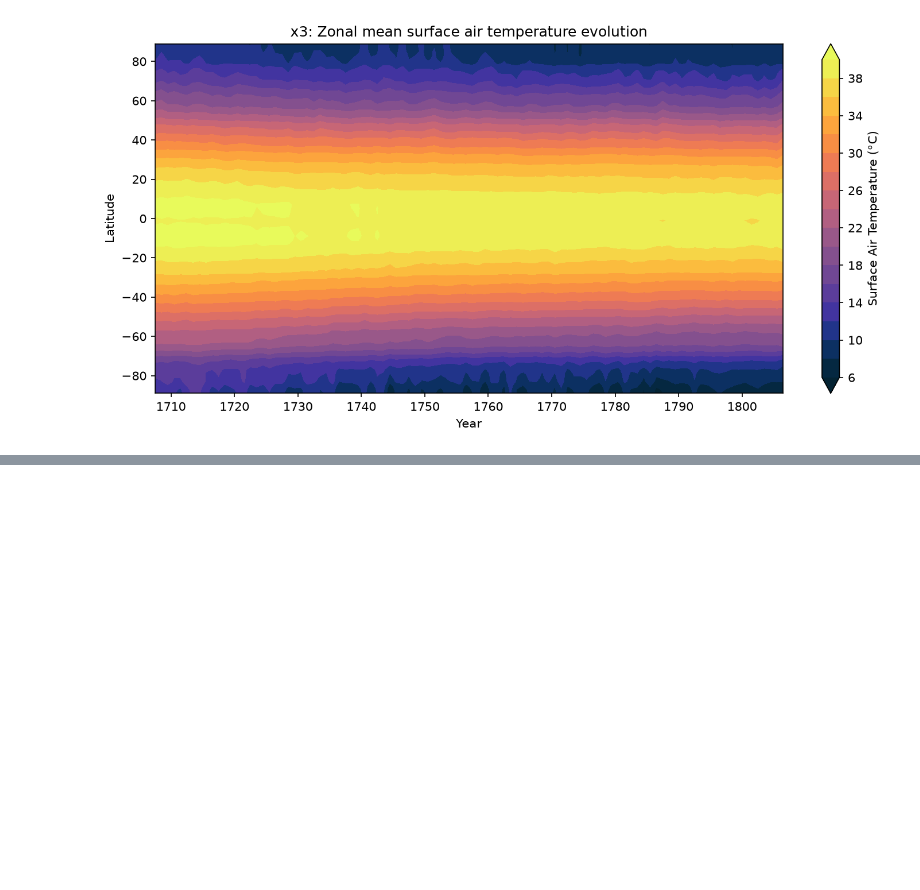
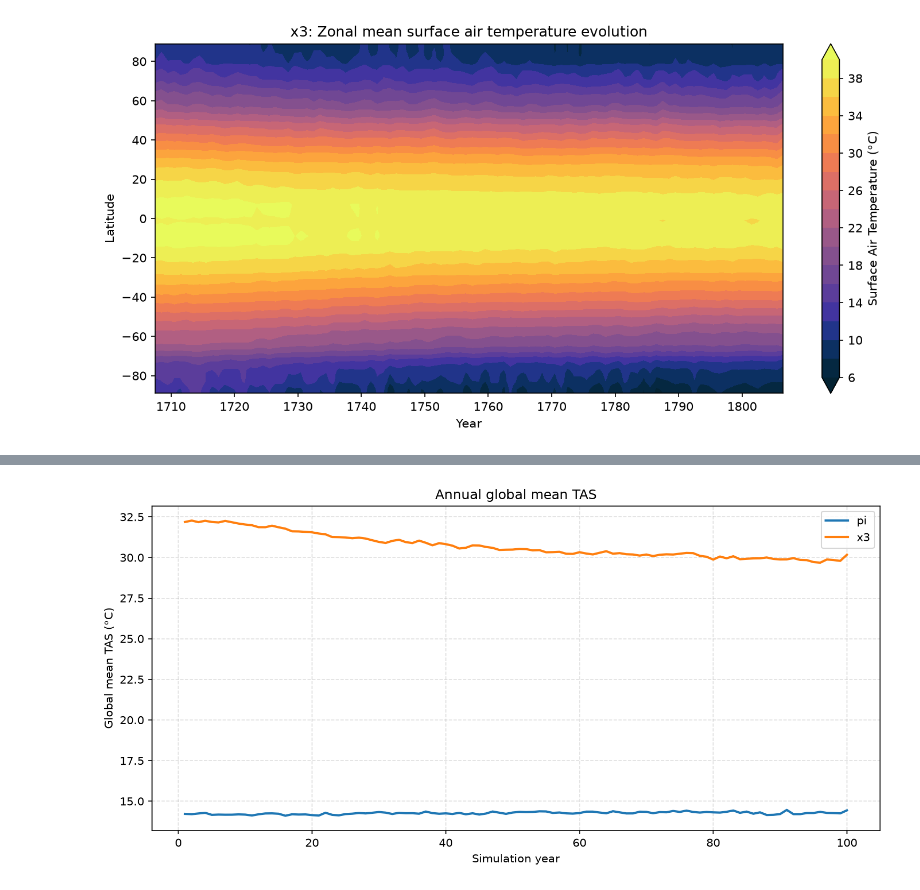
Before and after one commit to renatacoppo/eoctools, a Jupyter notebook: eoctools/data_analysis/data-analysis-new.ipynb, the cells around one changed output, grey strips where cells are left out. Saved outputs shown, nothing was run; the diff lists cells and outputs as text; code cells hidden in the pictures; blank space fills up the shorter version.

```diff
--- a/eoctools/data_analysis/data-analysis-new.ipynb
+++ b/eoctools/data_analysis/data-analysis-new.ipynb
@@ -154,0 +179,6 @@ tas_zonal_anom = {
+# %%
+# Global mean tas time series
+tas_ts = {
+    k: global_mean(tas[k])
+    for k in tas
+}
@@ -245,0 +295,9 @@ plot_global_mean_vs_co2(
+# %%
+plot_global_timeseries(
+    series=tas_ts,
+    ylabel="Global mean TAS (°C)",
+    title="Annual global mean TAS",
+    save="global_mean_tas_timeseries.png"
+)
+# %% [output]
+[figure, added]
```
Also changed, not shown: parts of 21 cells of this notebook, 1 other file.
